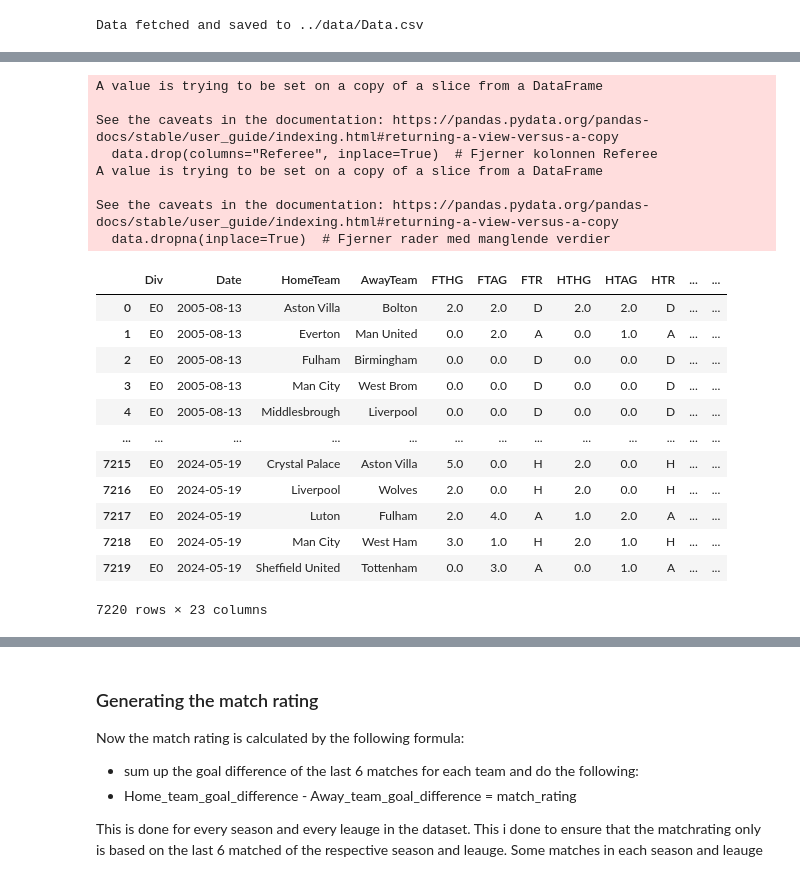
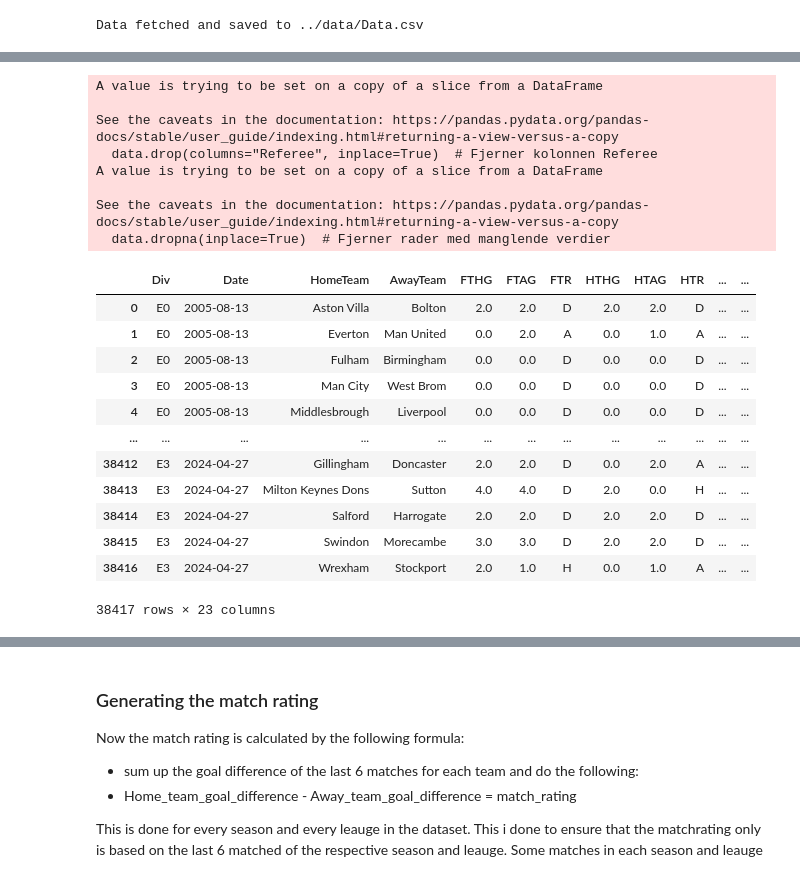
Before and after one commit to heiken1108/Match-Predictor, a Jupyter notebook: notebooks/3. Simple Match Rating.ipynb, the cells around one changed output, grey strips where cells are left out. Cells and saved outputs as stored; diff of their text form; code cells hidden in the pictures.

```diff
--- a/notebooks/3. Simple Match Rating.ipynb
+++ b/notebooks/3. Simple Match Rating.ipynb
@@ -47,26 +52,26 @@ data
 # %%
 # cleaned data
-clean_data = util.get_cleaned_data(data)
-clean_data
+data = util.get_cleaned_data(data)
+data
 # %% [output]
 A value is trying to be set on a copy of a slice from a DataFrame
 
 See the caveats in the documentation: https://pandas.pydata.org/pandas-docs/stable/user_guide/indexing.html#returning-a-view-versus-a-copy
   data.drop(columns="Referee", inplace=True)  # Fjerner kolonnen Referee
 A value is trying to be set on a copy of a slice from a DataFrame
 
 See the caveats in the documentation: https://pandas.pydata.org/pandas-docs/stable/user_guide/indexing.html#returning-a-view-versus-a-copy
   data.dropna(inplace=True)  # Fjerner rader med manglende verdier
 |  | Div | Date | HomeTeam | AwayTeam | FTHG | FTAG | FTR | HTHG | HTAG | HTR | ... | ... |
 | 0 | E0 | 2005-08-13 | Aston Villa | Bolton | 2.0 | 2.0 | D | 2.0 | 2.0 | D | ... | ... |
 | 1 | E0 | 2005-08-13 | Everton | Man United | 0.0 | 2.0 | A | 0.0 | 1.0 | A | ... | ... |
 | 2 | E0 | 2005-08-13 | Fulham | Birmingham | 0.0 | 0.0 | D | 0.0 | 0.0 | D | ... | ... |
 | 3 | E0 | 2005-08-13 | Man City | West Brom | 0.0 | 0.0 | D | 0.0 | 0.0 | D | ... | ... |
 | 4 | E0 | 2005-08-13 | Middlesbrough | Liverpool | 0.0 | 0.0 | D | 0.0 | 0.0 | D | ... | ... |
 | ... | ... | ... | ... | ... | ... | ... | ... | ... | ... | ... | ... | ... |
-| 7215 | E0 | 2024-05-19 | Crystal Palace | Aston Villa | 5.0 | 0.0 | H | 2.0 | 0.0 | H | ... | ... |
-| 7216 | E0 | 2024-05-19 | Liverpool | Wolves | 2.0 | 0.0 | H | 2.0 | 0.0 | H | ... | ... |
-| 7217 | E0 | 2024-05-19 | Luton | Fulham | 2.0 | 4.0 | A | 1.0 | 2.0 | A | ... | ... |
-| 7218 | E0 | 2024-05-19 | Man City | West Ham | 3.0 | 1.0 | H | 2.0 | 1.0 | H | ... | ... |
-| 7219 | E0 | 2024-05-19 | Sheffield United | Tottenham | 0.0 | 3.0 | A | 0.0 | 1.0 | A | ... | ... |
+| 38412 | E3 | 2024-04-27 | Gillingham | Doncaster | 2.0 | 2.0 | D | 0.0 | 2.0 | A | ... | ... |
+| 38413 | E3 | 2024-04-27 | Milton Keynes Dons | Sutton | 4.0 | 4.0 | D | 2.0 | 0.0 | H | ... | ... |
+| 38414 | E3 | 2024-04-27 | Salford | Harrogate | 2.0 | 2.0 | D | 2.0 | 2.0 | D | ... | ... |
+| 38415 | E3 | 2024-04-27 | Swindon | Morecambe | 3.0 | 3.0 | D | 2.0 | 2.0 | D | ... | ... |
+| 38416 | E3 | 2024-04-27 | Wrexham | Stockport | 2.0 | 1.0 | H | 0.0 | 1.0 | A | ... | ... |
-7220 rows × 23 columns
+38417 rows × 23 columns
```
Also changed, not shown: parts of 16 cells of this notebook, 8 other files.
